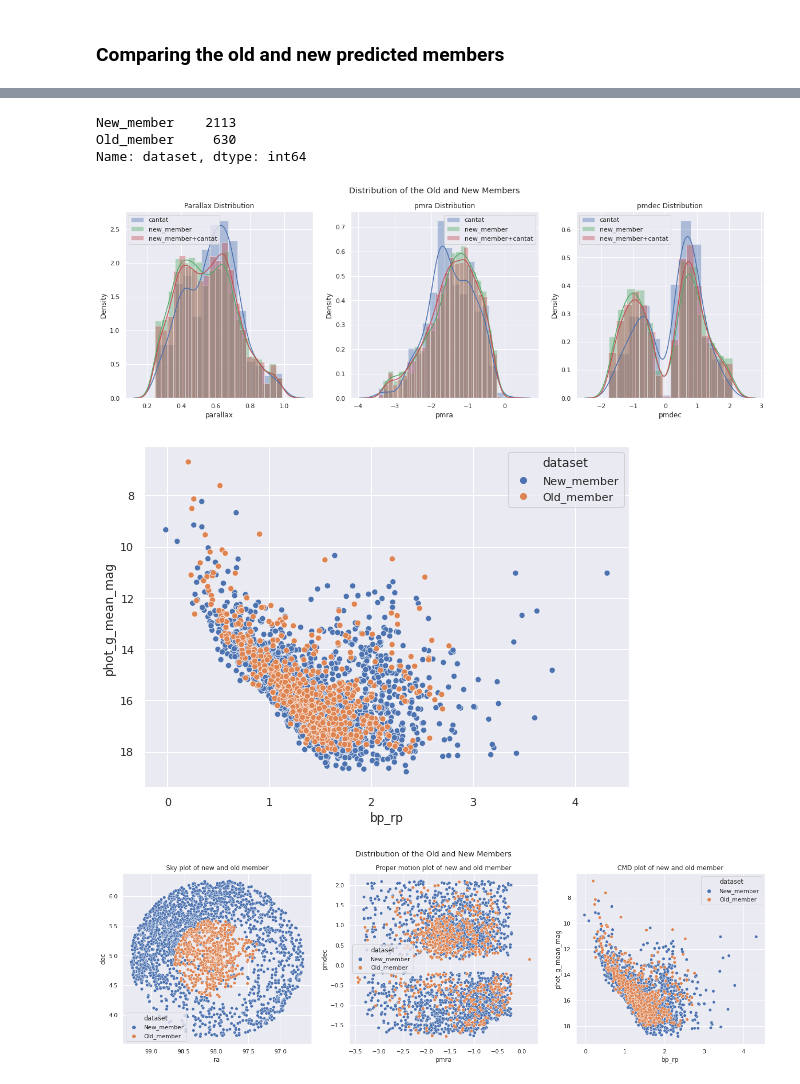
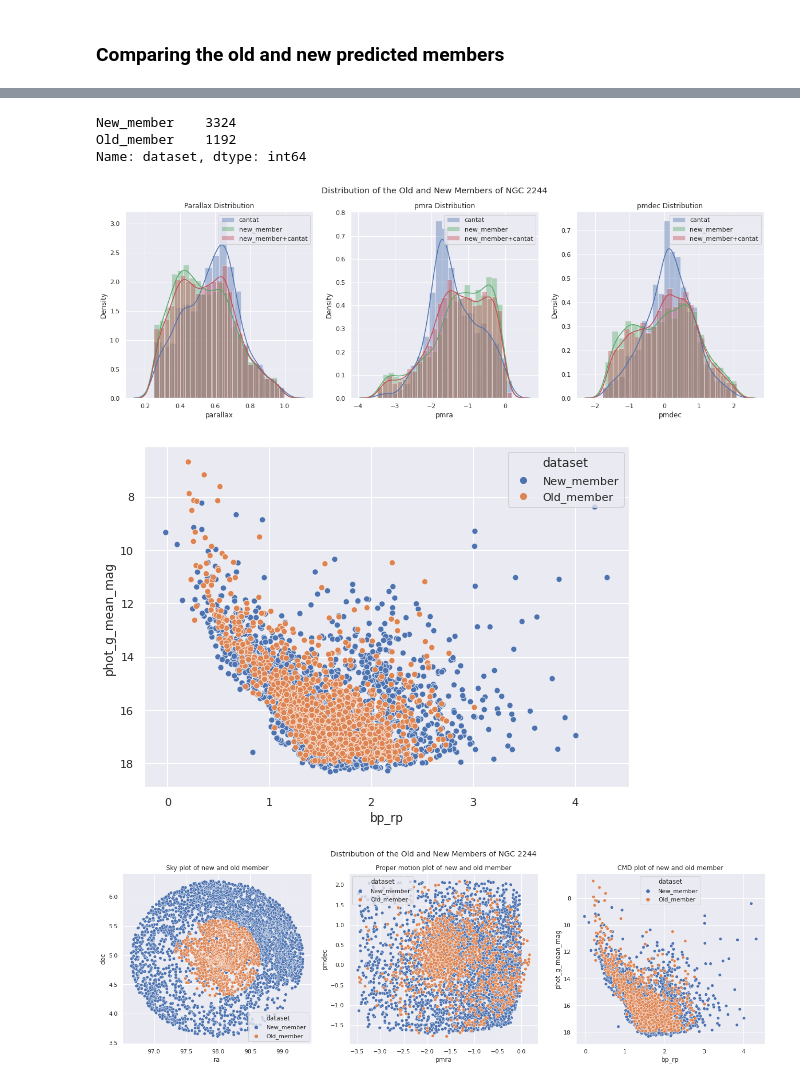
Before and after one commit to mahmud-nobe/Cluster-Membership, a Jupyter notebook: NGC_2244/NGC_2244_version_4.ipynb, the cells around one changed output, grey strips where cells are left out. Drawn from its saved outputs; the diff is of its cells as text; code cells hidden in the pictures.

Commit message:
pmra/dec filter (error < 0.3)

```diff
--- a/NGC_2244/NGC_2244_version_4.ipynb
+++ b/NGC_2244/NGC_2244_version_4.ipynb
@@ -33,7 +51,7 @@ from astroquery.vizier import Vizier
 
 coordinate = coord.SkyCoord.from_name('NGC2244')
 print(coordinate)
-radius = u.Quantity(1.4, u.deg)
+radius = u.Quantity(1.5, u.deg)
 Gaia.ROW_LIMIT = -1
 j = Gaia.cone_search_async(coordinate, radius)
 r = j.get_results()
@@ -69,7 +87,7 @@ all_stars['pmdec_over_error'] = abs(all_stars['pmdec']/all_stars['pmdec_error'])
 # %%
 all_stars_filtered = all_stars[all_stars['parallax_over_error'] > 3]
 # %%
-all_stars_filtered = all_stars_filtered[(all_stars_filtered['pmdec_over_error'] > 3) & (all_stars_filtered['pmra_over_error'] > 3)]
+all_stars_filtered = all_stars_filtered[(all_stars_filtered.pmra_error < 0.3) & (all_stars_filtered.pmdec_error < 0.3)]
 # %%
 all_stars_filtered.shape
 # %% [output]
@@ -238,7 +256,7 @@ center_ra, center_dec = center.ra.degree, center.dec.degree
 distance = np.sqrt( ((all_stars_filtered['ra'] - center_ra)*np.cos(np.radians(all_stars_filtered['dec'])))**2 + (all_stars_filtered['dec'] - center_dec)**2 )
 all_stars_filtered['dist_2244_center'] = distance
 # %%
-non_member = all_stars_filtered[all_stars_filtered['dist_2244_center'] >= 1.35].sample(len(member), random_state = 42)
+non_member = all_stars_filtered[all_stars_filtered['dist_2244_center'] >= 1.4].sample(len(member), random_state = 42)
 # %%
 non_member['member'] = np.full(len(non_member), 0)
 non_member.head()
@@ -748,57 +766,56 @@ member.describe()
 # %%
 concatenated.dataset.value_counts()
 # %% [output]
-New_member    2113
-Old_member     630
+New_member    3324
+Old_member    1192
 Name: dataset, dtype: int64
 # %%
 fig, axes = plt.subplots(1, 3, figsize=(20,6))
-fig.suptitle('Distribution of the Old and New Members')
+fig.suptitle('Distribution of the Old and New Members of NGC 2244')
 
 
 sns.distplot(member['parallax'], color = 'b', label = 'cantat',
              kde=True, ax=axes[0])
 sns.distplot(potentialMember['parallax'], color = 'g', label = 'new_member',
              kde=True, ax=axes[0])
 sns.distplot(concatenated['parallax'], color = 'r', ax=axes[0], kde=True,
              label = 'new_member+cantat')
 axes[0].set_title('Parallax Distribution')
 axes[0].legend()
 
 sns.distplot(member['pmra'], color = 'b', label = 'cantat',
              kde=True, ax=axes[1])
 sns.distplot(potentialMember['pmra'], color = 'g', label = 'new_member',
              kde=True, ax=axes[1])
 sns.distplot(concatenated['pmra'], color = 'r', ax=axes[1], kde=True,
              label = 'new_member+cantat')
 axes[1].set_title('pmra Distribution')
 axes[1].legend()
 
 sns.distplot(member['pmdec'], color = 'b', label = 'cantat',
              kde=True, ax=axes[2])
 sns.distplot(potentialMember['pmdec'], color = 'g', label = 'new_member',
              kde=True, ax=axes[2])
 sns.distplot(concatenated['pmdec'], color = 'r', ax=axes[2], kde=True,
              label = 'new_member+cantat')
 axes[2].set_title('pmdec Distribution')
 axes[2].legend()
 
 plt.show()
 # %% [output]
-[figure, old version]
+[figure, new version]
 # %%
 cmd = sns.scatterplot(x='bp_rp', y='phot_g_mean_mag', data=concatenated,
                 hue='dataset')
 cmd.invert_yaxis()
 # %% [output]
-[figure, old version]
+[figure, new version]
 # %%
 fig, axes = plt.subplots(1, 3, figsize=(22,6))
-fig.suptitle('Distribution of the Old and New Members')
+fig.suptitle('Distribution of the Old and New Members of NGC 2244')
 
 skyplot = sns.scatterplot(x='ra', y='dec', data=concatenated,
                 hue='dataset', ax=axes[0])
-skyplot.invert_xaxis()
 axes[0].set_title('Sky plot of new and old member')
 
 # proper motion plot
@@ -813,7 +830,7 @@ axes[2].set_title('CMD plot of new and old member')
 
 plt.show()
 # %% [output]
-[figure, old version]
+[figure, new version]
 # %%
 # parallax vs PMemb plot
 sns.scatterplot(x = 'parallax', y = 'PMemb',  hue = 'dataset',
```
Also changed, not shown: parts of 44 cells of this notebook.
